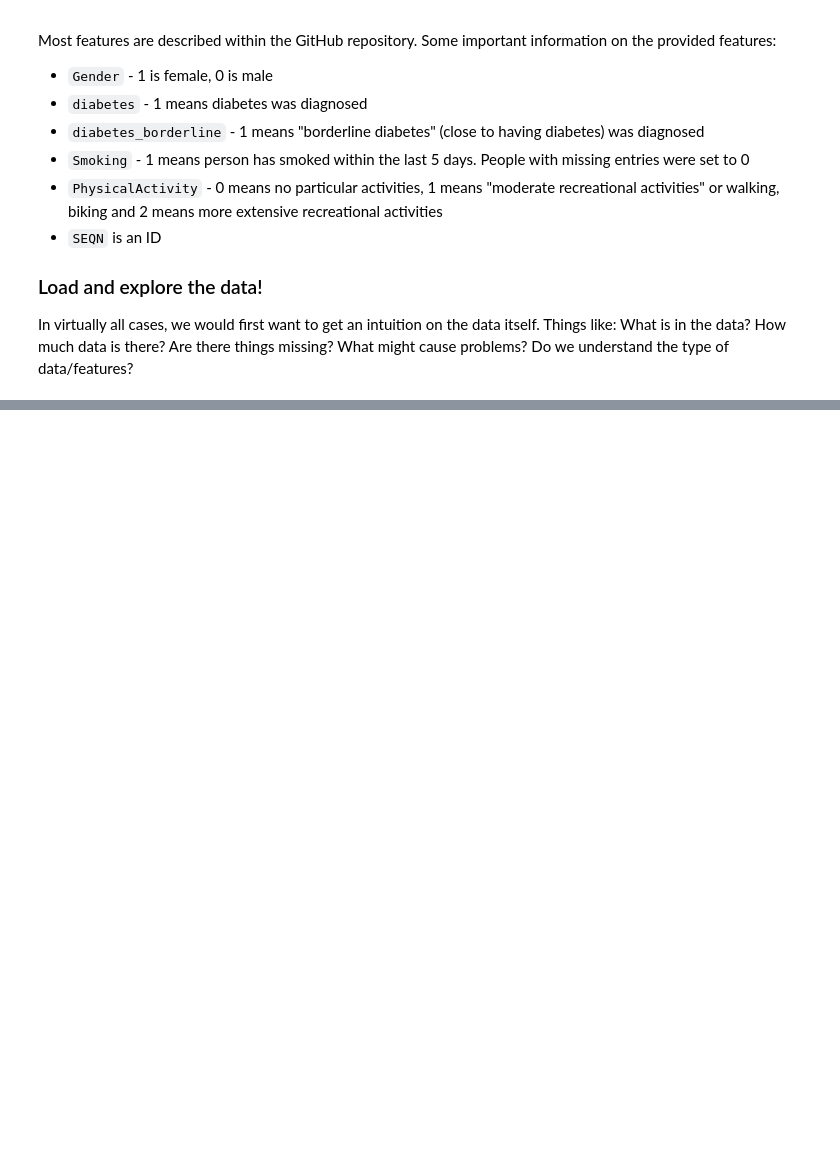
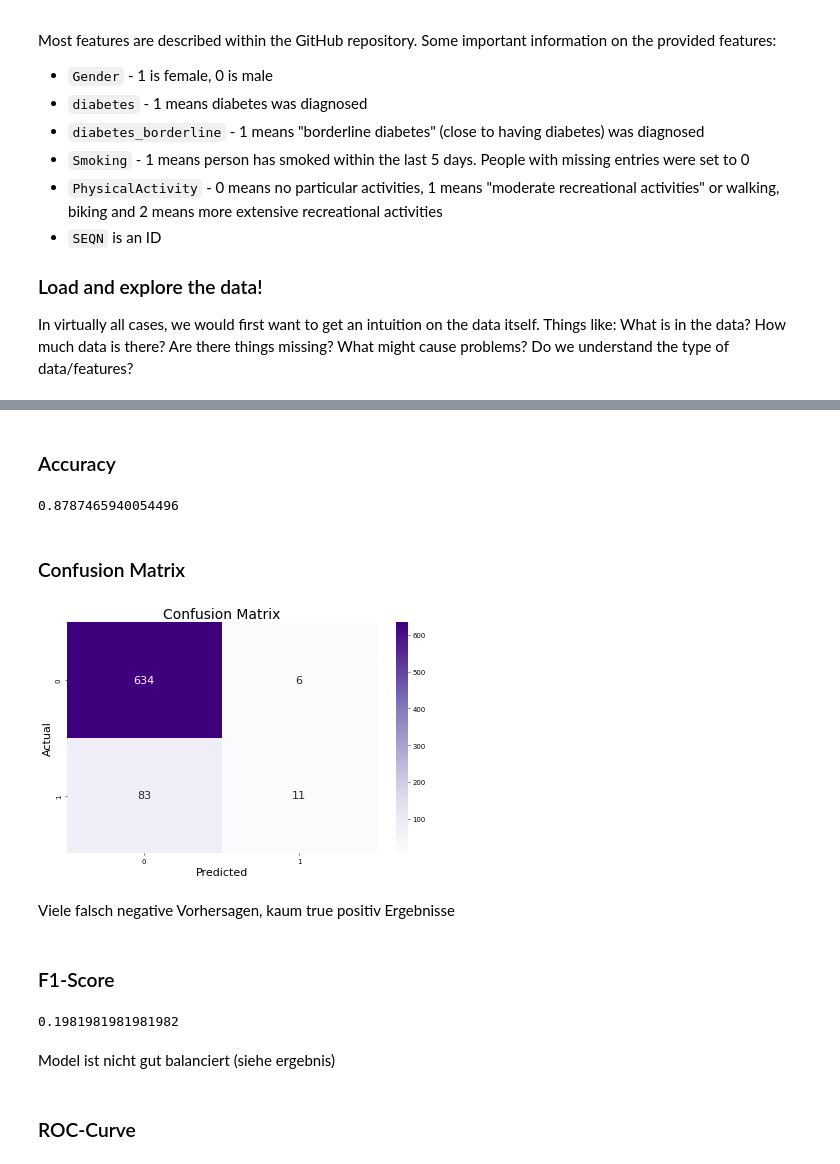
Before and after one commit to PhilippVogel92/ai_for_smart_health, a Jupyter notebook: ai_smart_health_portfolio_01_diabetes_prediction_template.ipynb, the cells around one changed output, grey strips where cells are left out. Saved outputs shown, nothing was run; the diff lists cells and outputs as text; code cells hidden in the pictures; blank space fills up the shorter version.

```diff
--- a/ai_smart_health_portfolio_01_diabetes_prediction_template.ipynb
+++ b/ai_smart_health_portfolio_01_diabetes_prediction_template.ipynb
@@ -112,0 +313,4 @@ data.head()
+# %%
+X_dev, X_test, y_dev, y_test = train_test_split(X,y,test_size=0.15,random_state=10)
+X_train, X_val, y_train, y_val = train_test_split(X_dev,y_dev,test_size=0.176,random_state=10)
+X_train.shape, X_val.shape, X_test.shape, y_train.shape, y_val.shape, y_test.shape
@@ -112,0 +325,9 @@ data.head()
+# %%
+from sklearn.model_selection import GridSearchCV
+parameters ={"max_depth":[3,5,6,7,8,9,15],
+             "min_samples_leaf":[1,2,3,4,5,6],
+             "n_estimators":[10,15,20,25,30,35,40]
+             }
+forest = RandomForestClassifier()
+grid_search = GridSearchCV(forest,parameters,verbose=2)
+grid_search.fit(X_train,y_train)
@@ -112,0 +361,48 @@ data.head()
+# %%
+y_predictions = grid_search.best_estimator_.predict(X_val)
+# %% [markdown]
+### Accuracy
+# %%
+from sklearn import metrics
+
+accuracy = metrics.accuracy_score(y_val,y_predictions)
+accuracy
+# %% [output]
+0.8787465940054496
+# %% [markdown]
+### Confusion Matrix
+# %%
+def plot_confusion_matrix(confusion_matrix):
+    # Plot the confusion matrix using Seaborn's heatmap
+    plt.figure(figsize=(10, 6), dpi=50)
+    sb.heatmap(conf_matrix, annot=True, annot_kws={"size": 16},
+               cmap="Purples",
+               fmt="g")
+
+    # Set labels and title
+    plt.xlabel('Predicted', fontsize=16)
+    plt.ylabel('Actual', fontsize=16)
+    plt.title('Confusion Matrix', fontsize=20)
+
+    # Show the plot
+    plt.show()
+# %%
+from sklearn import metrics
+
+conf_matrix = metrics.confusion_matrix(y_val,y_predictions)
+plot_confusion_matrix(conf_matrix)
+# %% [output]
+[figure, added]
+# %% [markdown]
+Viele falsch negative Vorhersagen, kaum true positiv Ergebnisse
+# %% [markdown]
+### F1-Score
+# %%
+f1 = metrics.f1_score(y_val,y_predictions)
+f1
+# %% [output]
+0.1981981981981982
+# %% [markdown]
+Model ist nicht gut balanciert (siehe ergebnis)
+# %% [markdown]
+### ROC-Curve
```
Also changed, not shown: parts of 50 cells of this notebook.
